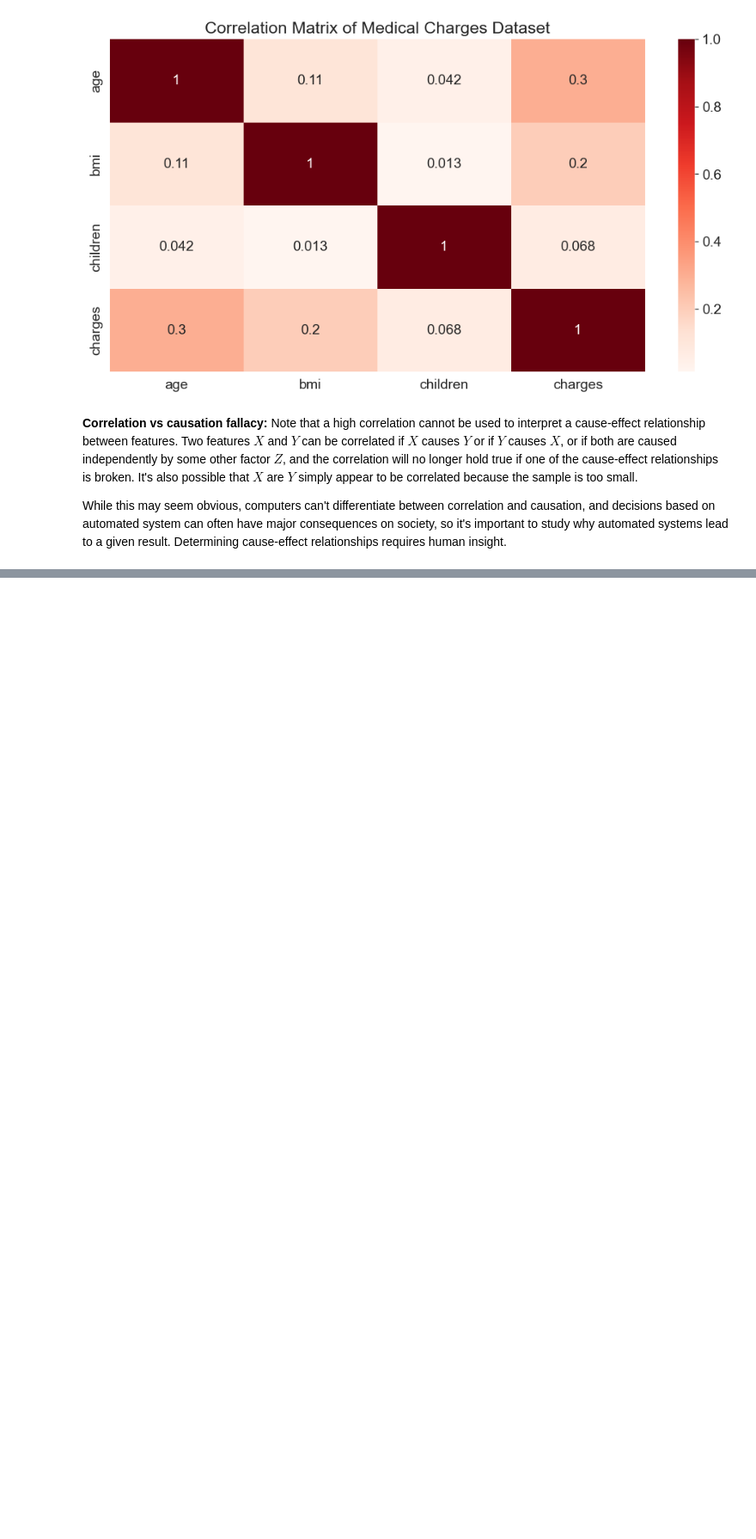
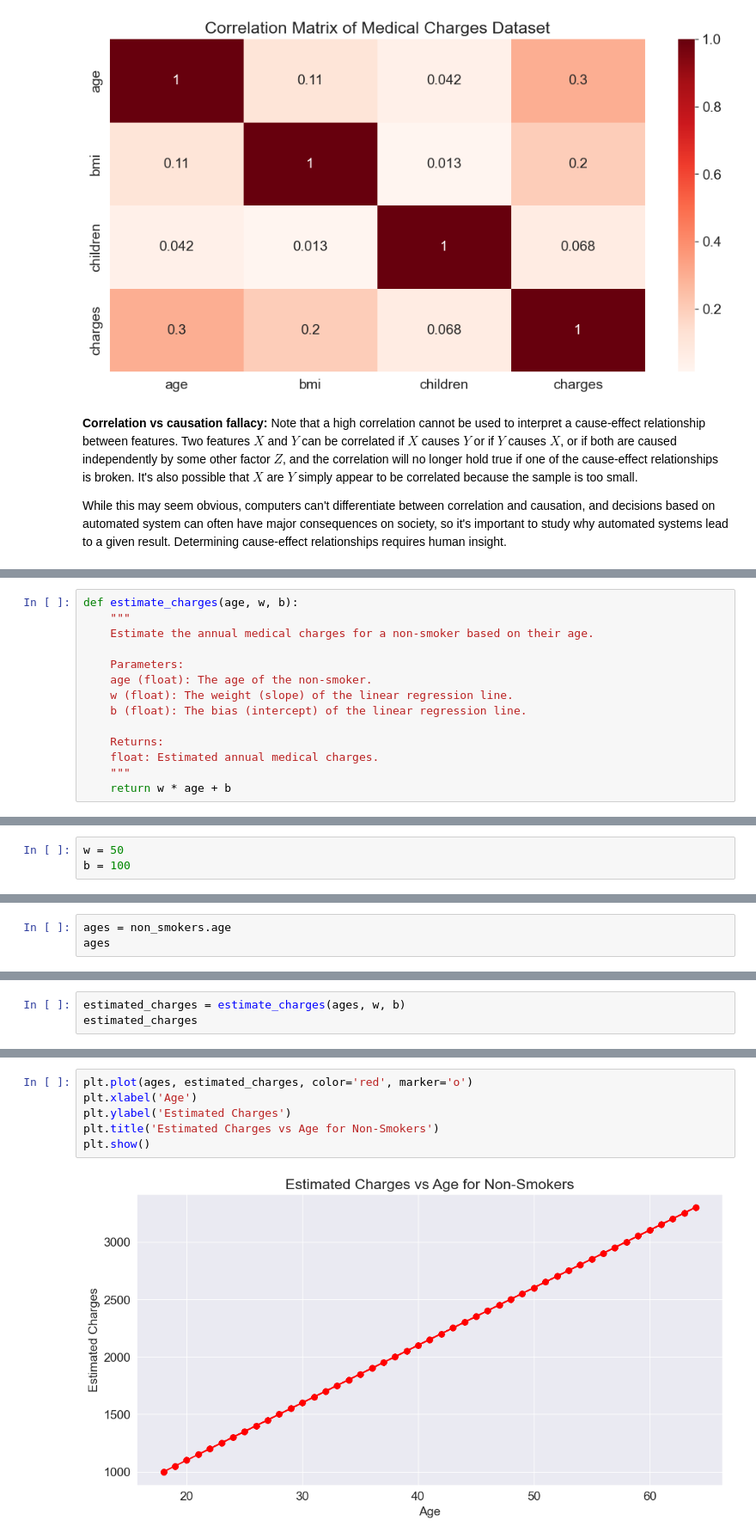
Before and after one commit to Abdllahy/annual-medical-expenditure, a Jupyter notebook: main.ipynb, the cells around one changed output, grey strips where cells are left out. Shown at 86% size. Cells and saved outputs as stored; diff of their text form; blank space fills up the shorter version.

```diff
--- a/main.ipynb
+++ b/main.ipynb
@@ -328,0 +363,14 @@ While this may seem obvious, computers can't differentiate between correlation a
+# %%
+def estimate_charges(age, w, b):
+    """
+    Estimate the annual medical charges for a non-smoker based on their age.
+
+    Parameters:
+    age (float): The age of the non-smoker.
+    w (float): The weight (slope) of the linear regression line.
+    b (float): The bias (intercept) of the linear regression line.
+
+    Returns:
+    float: Estimated annual medical charges.
+    """
+    return w * age + b
@@ -328,0 +380,3 @@ While this may seem obvious, computers can't differentiate between correlation a
+# %%
+w = 50
+b = 100
@@ -328,0 +387,3 @@ While this may seem obvious, computers can't differentiate between correlation a
+# %%
+ages = non_smokers.age
+ages
@@ -328,0 +403,3 @@ While this may seem obvious, computers can't differentiate between correlation a
+# %%
+estimated_charges = estimate_charges(ages, w, b)
+estimated_charges
@@ -328,0 +434,8 @@ While this may seem obvious, computers can't differentiate between correlation a
+# %%
+plt.plot(ages, estimated_charges, color='red', marker='o')
+plt.xlabel('Age')
+plt.ylabel('Estimated Charges')
+plt.title('Estimated Charges vs Age for Non-Smokers')
+plt.show()
+# %% [output]
+[figure, added]
```
Also changed, not shown: parts of 14 cells of this notebook.
